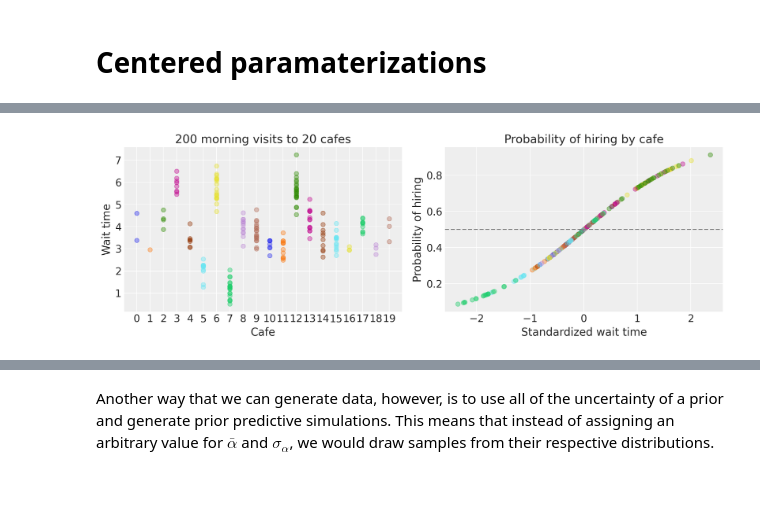
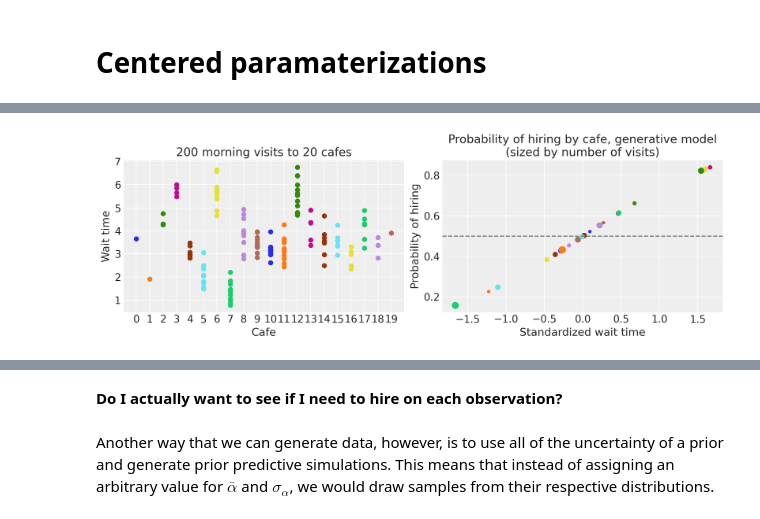
Before and after one commit to benslack19/stats_rethinking, a Jupyter notebook: blog_entries/stats_rethinking_varying_effects_and_LKJcorr_v1.ipynb, the cells around one changed output, grey strips where cells are left out. Saved outputs shown, nothing was run; the diff lists cells and outputs as text; code cells hidden in the pictures; blank space fills up the shorter version.

```diff
--- a/blog_entries/stats_rethinking_varying_effects_and_LKJcorr_v1.ipynb
+++ b/blog_entries/stats_rethinking_varying_effects_and_LKJcorr_v1.ipynb
@@ -139,16 +156,15 @@ for i in range(N_cafe):
     a4cafe = stats.norm.rvs(loc=a_cafes[i], scale=sigma_within, size=n_visits2cafe[i])
     wait_obs += list(a4cafe)
 
+# standardize across all observations and cafes
 wait_time_std = standardize(wait_obs)
-prob_hire = expit(wait_time_std)
-cafe_hire = prob_hire > 0.5
 
 df_cafes = pd.DataFrame(
     {"cafe":cafe_visits,
      "wait":wait_obs,
-     "wait_time_std":wait_time_std,
-     "prob_hire":prob_hire,
-     "cafe_hire":cafe_hire})
+     "wait_time_std":wait_time_std
+    }
+)
 
 df_cafes.head(10)
 # %% [output]
@@ -166,0 +194,4 @@ df_cafes.head(10)
+# %%
+df_cafes['prob_flag_order'] = expit(df_cafes['wait_time_std'])
+df_cafes['flagged_order'] = (df_cafes['prob_flag_order'] > 0.5).astype(int)
+df_cafes.head(10)
@@ -166,0 +227,23 @@ df_cafes.head(10)
+# %%
+f, (ax0, ax1) = plt.subplots(1, 2, figsize=(12,4))
+# plot a different color for each cafe
+for cafe in range(N_cafe):
+    df_cafe = df_cafes[df_cafes['cafe'] == cafe].copy()
+    ax0.scatter(df_cafe['cafe'], df_cafe['wait'])
+    df_cafe_summary = df_cafe[df_cafe['cafe'] == cafe].copy()
+    ax1.scatter(df_cafe['wait_time_std'], df_cafe['prob_flag_order'])
+
+ax0.set(
+    xlabel='Cafe',
+    ylabel='Wait time',
+    title=f'{n_visits_total} morning visits to {N_cafe} cafes',
+    xticks=(range(N_cafe)),
+    xticklabels=(range(N_cafe))
+)
+
+ax1.axhline(0.5, color='gray', linestyle='--')
+ax1.set(
+    xlabel='Standardized wait time',
+    ylabel='Probability of flagged order',
+    title='Probability of flagged order by cafe, generative model\n(coloed by cafe)'
+    );
@@ -167,20 +402,23 @@ df_cafes.head(10)
 # %%
 f, (ax0, ax1) = plt.subplots(1, 2, figsize=(12,4))
 # plot a different color for each cafe
 for cafe in range(N_cafe):
     df_cafe = df_cafes[df_cafes['cafe'] == cafe].copy()
-    ax0.scatter(df_cafe['cafe'], df_cafe['wait'], alpha=0.4)
-    ax1.scatter(df_cafe['wait_time_std'], df_cafe['prob_hire'], alpha=0.4)
+    ax0.scatter(df_cafe['cafe'], df_cafe['wait'])
+    df_cafe_summary = df_cafes_summary[df_cafes_summary['cafe'] == cafe].copy()
+    ax1.scatter(df_cafe_summary['wait_time_std'], df_cafe_summary['prob_hire'], s=10 + 4*df_cafe_summary['n_visits'])
 
 ax0.set(xlabel='Cafe', ylabel='Wait time', title='200 morning visits to 20 cafes')
 ax0.set_xticks(range(N_cafe))
 ax0.set_xticklabels(range(N_cafe));
 
 ax1.axhline(0.5, color='gray', linestyle='--')
-ax1.set(xlabel='Standardized wait time', ylabel='Probability of hiring', title='Probability of hiring by cafe');
+ax1.set(xlabel='Standardized wait time', ylabel='Probability of hiring', title='Probability of hiring by cafe, generative model\n(sized by number of visits)');
 # %% [output]
-[figure, old version]
+[figure, new version]
 [interactive output not drawn]
+# %% [markdown]
+**Do I actually want to see if I need to hire on each observation?**
 # %% [markdown]
 Another way that we can generate data, however, is to use all of the uncertainty of a prior and generate prior predictive simulations. This means that instead of assigning an arbitrary value for $\bar{\alpha}$ and $\sigma_{\alpha}$, we would draw samples from their respective distributions.
 # %%
```
Also changed, not shown: parts of 33 cells of this notebook, 3 other files.
